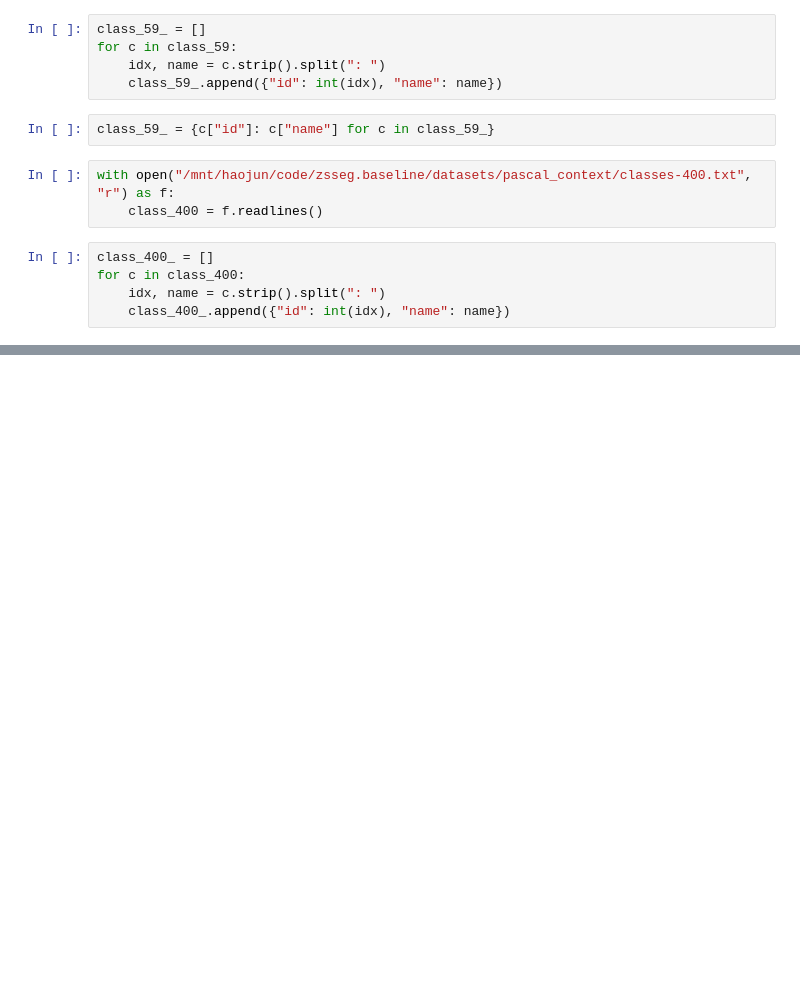
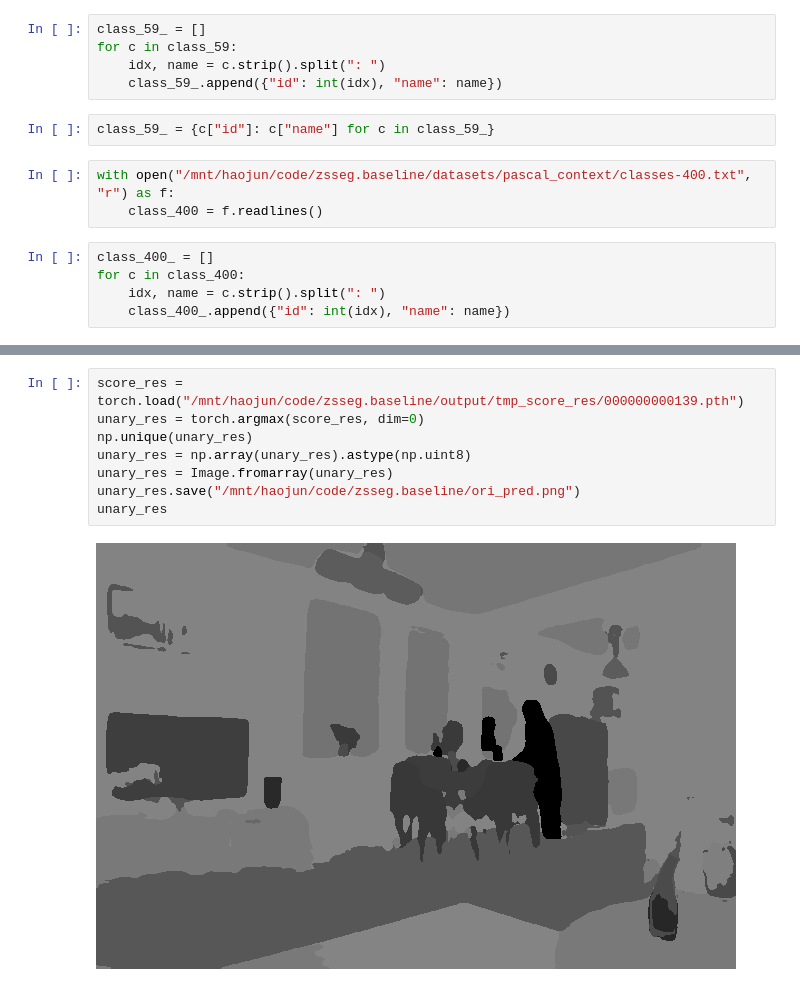
Before and after one commit to HaojunYuPKU/zsseg.baseline, a Jupyter notebook: datasets/data_process.ipynb, the cells around one changed output, grey strips where cells are left out. Drawn from its saved outputs; the diff is of its cells as text; blank space fills up the shorter version.

```diff
--- a/datasets/data_process.ipynb
+++ b/datasets/data_process.ipynb
@@ -522,0 +574,10 @@ for name,name2 in zip(names, names2):
+# %%
+score_res = torch.load("/mnt/haojun/code/zsseg.baseline/output/tmp_score_res/000000000139.pth")
+unary_res = torch.argmax(score_res, dim=0)
+np.unique(unary_res)
+unary_res = np.array(unary_res).astype(np.uint8)
+unary_res = Image.fromarray(unary_res)
+unary_res.save("/mnt/haojun/code/zsseg.baseline/ori_pred.png")
+unary_res
+# %% [output]
+[figure, added]
```
Also changed, not shown: parts of 10 cells of this notebook, 18 other files.
